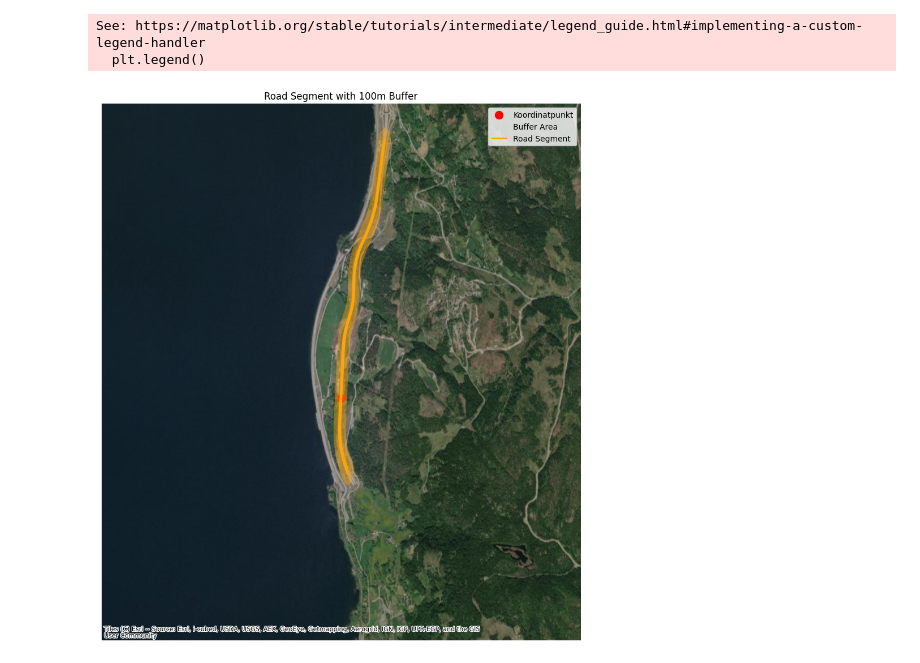
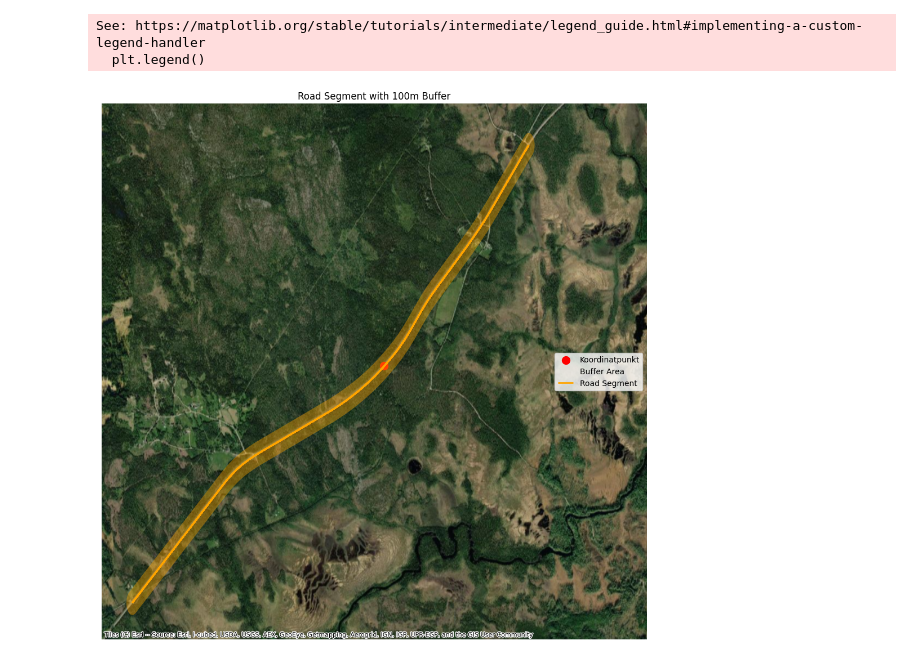
Before and after one commit to Anders-Stubberud/Engasjement-SVV, a Jupyter notebook: notebooks/10 estimated registrations.ipynb, the cells around one changed output. Saved outputs shown, nothing was run; the diff lists cells and outputs as text; code cells hidden in the pictures.

```diff
--- a/notebooks/10 estimated registrations.ipynb
+++ b/notebooks/10 estimated registrations.ipynb
@@ -1,6 +1,7 @@
 # %%
 import osmnx as ox
 import networkx as nx
+from shapely import MultiLineString
 from shapely.geometry import LineString, Polygon
 from shapely.ops import unary_union, nearest_points
 from shapely.geometry import Point
@@ -8,10 +9,13 @@ import geopandas as gpd
 import matplotlib.pyplot as plt
 import contextily as cx
 import math
+from geopy.distance import geodesic
+
+lat, lon = 61.178807, 12.183831
 
 def meters_to_degrees(meters):
     """
-    Convert distance in meters to degrees for latitude and longitude.
+    Convert distance in meters to degrees for latitude and longitude. Roughly, close enough.
     """
     # Conversion for latitude (1 degree latitude ~ 111,320 meters)
     lat_degrees = meters / 111320
@@ -20,6 +24,15 @@ def meters_to_degrees(meters):
     lon_degrees = meters / (111320 * math.cos(math.radians(lat)))
 
     return lat_degrees, lon_degrees
+
+def get_road_characteristics(map):
+    return {
+        'highway': map.get('highway', 'unknown'),
+        'lanes': map.get('lanes', 'unknown'),
+        'maxspeed': map.get('maxspeed', 'unknown'),
+        'name': map.get('name', 'unknown'),
+        'oneway': map.get('oneway', 'unknown'),
+    }
 
 def get_graph_within_distance(G, lat, lon, max_distance_meters):
     """
@@ -34,51 +47,66 @@ def get_graph_within_distance(G, lat, lon, max_distance_meters):
         A subgraph containing only the edges within the max distance from the point.
     """
     point = Point(lon, lat)
     nearest_edge = ox.distance.nearest_edges(G, X=lon, Y=lat)
-    u, v, key = nearest_edge  # u, v are nodes; key identifies the edge
-    road_name = G[u][v][key].get("name", "Unnamed Road")
+    u, v, key = nearest_edge
+    road_characteristics = get_road_characteristics(G[u][v][key])
     edges_within_distance = []
-
     for u, v, key in G.edges(keys=True):
-        cur_road_name = G[u][v][key].get("name", "Unnamed Road")
+        cur_road_characteristics = get_road_characteristics(G[u][v][key])
         geometry = G[u][v][key].get("geometry", None)
         distance_from_point = point.distance(geometry) if geometry else math.inf
-        if cur_road_name == road_name and distance_from_point <= max_distance_meters:
+        if cur_road_characteristics == road_characteristics and distance_from_point <= max_distance_meters:
             edges_within_distance.append((u, v, key))
 
     return G.edge_subgraph(edges_within_distance).copy()
 
-lat, lon = 60.491152, 11.236412
-coord_point = Point(lon, lat)
+def filter_edges(road_segment):
+    edges = ox.graph_to_gdfs(road_segment, nodes=False)
+    filtered_edges = []
+    for idx, row in edges.iterrows():
+        road_geometry = row['geometry']
+        if road_geometry is not None:
+            for geom in road_geometry.geoms if isinstance(road_geometry, MultiLineString) else [road_geometry]:
+                for coord in geom.coords:
+                    road_point = Point(coord[0], coord[1])
+                    distance = geodesic((lat, lon), (road_point.y, road_point.x)).meters  # Calculate geodesic distance
+                    if distance <= 2000:  # Keep points within 2000 meters
+                        filtered_edges.append(row)
+
+    # Convert filtered edges back to GeoDataFrame
+    return gpd.GeoDataFrame(filtered_edges, crs=edges.crs)
+
 lat_buf, lon_buf = meters_to_degrees(2000)
-lower_left = Point(lon - lon_buf, lat - lat_buf)
-upper_left = Point(lon - lon_buf, lat + lat_buf)
-lower_right = Point(lon + lon_buf, lat - lat_buf)
-upper_right = Point(lon + lon_buf, lat + lat_buf)
 
-G = ox.graph_from_point((lat, lon), dist=5000, network_type="all")
+G = ox.graph_from_point((lat, lon), dist=5000, network_type="drive")
+road_segment = get_graph_within_distance(G, lat, lon, lon_buf)
 
-road_segment = get_graph_within_distance(G, lat, lon, meters_to_degrees(2000)[1])
+# veg
+edges = filter_edges(road_segment)
 
-edges = ox.graph_to_gdfs(road_segment, nodes=False)
+# punkt
+coord_point_gpd = gpd.GeoDataFrame(geometry=[Point(lon, lat)], crs=edges.crs)
 
-buffer_distance = meters_to_degrees(50)[1]
+# buffer
 road_lines = unary_union(edges["geometry"])
-buffered_polygon = road_lines.buffer(buffer_distance)
+buffered_polygon = road_lines.buffer(meters_to_degrees(50)[1])
 buffer_gdf = gpd.GeoDataFrame(geometry=[buffered_polygon], crs=edges.crs)
 
+# søkeområde
+scirmish = gpd.GeoDataFrame(geometry=[Point(lon - lon_buf, lat - lat_buf), Point(lon - lon_buf, lat + lat_buf), Point(lon + lon_buf, lat - lat_buf), Point(lon + lon_buf, lat + lat_buf)], crs=edges.crs)
+
 fig, ax = plt.subplots(figsize=(10, 10))
-gpd.GeoDataFrame(geometry=[coord_point], crs=edges.crs).plot(ax=ax, marker="o", color="red", markersize=100, label="Koordinatpunkt")
-gpd.GeoDataFrame(geometry=[lower_left, upper_left, lower_right, upper_right], crs=edges.crs).plot(ax=ax, color="green", alpha=0, label="Buffer Area")
+coord_point_gpd.plot(ax=ax, marker="o", color="red", markersize=100, label="Koordinatpunkt")
+scirmish.plot(ax=ax, color="green", alpha=0, label="Buffer Area")
 edges.plot(ax=ax, color="orange", linewidth=2, label="Road Segment")
 buffer_gdf.plot(ax=ax, color="orange", alpha=0.4, label="100m Buffer")
 cx.add_basemap(ax, source=cx.providers.Esri.WorldImagery, crs=edges.crs)
+ax.set_axis_off()
+plt.title("Road Segment with 100m Buffer")
 plt.legend()
-plt.title("Road Segment with 100m Buffer")
-ax.set_axis_off()
 plt.tight_layout()
 plt.show()
 # %% [output]
 See: https://matplotlib.org/stable/tutorials/intermediate/legend_guide.html#implementing-a-custom-legend-handler
   plt.legend()
-[figure, old version]
+[figure, new version]
```
Also changed, not shown: 8 other files.
